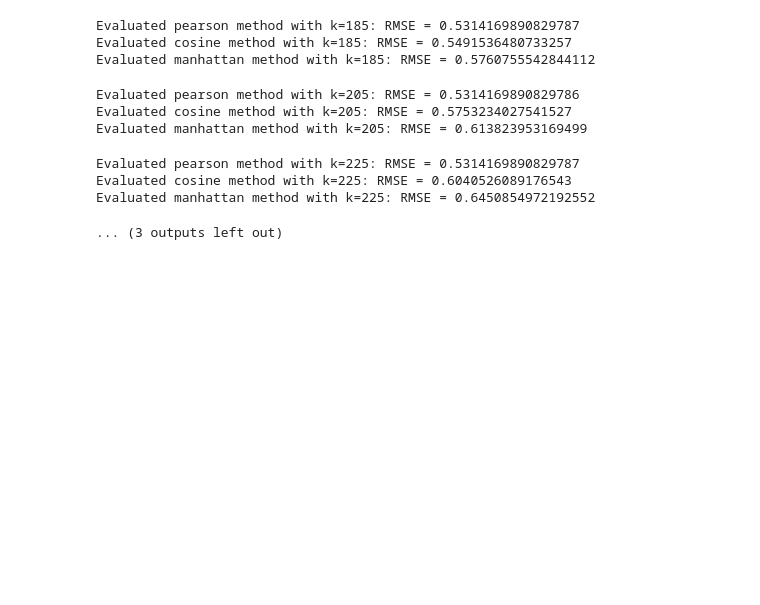
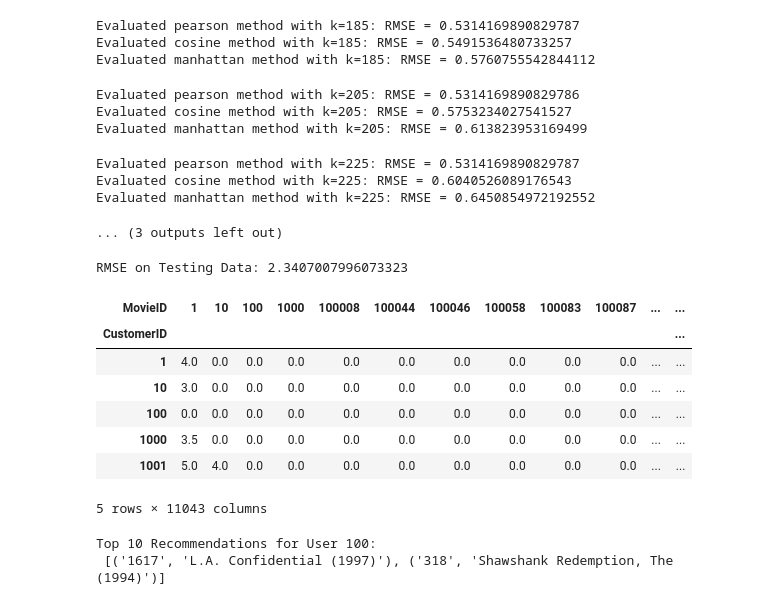
Before and after one commit to nadiaaflatounian/Recommender-systems-for-Movielens-and-Netflix, a Jupyter notebook: cf-userknn movielens.ipynb, the cells around one changed output. Drawn from its saved outputs; the diff is of its cells as text; code cells hidden in the pictures; blank space fills up the shorter version.

Commit message:
recommendation

```diff
--- a/cf-userknn movielens.ipynb
+++ b/cf-userknn movielens.ipynb
@@ -363,3 +363,9 @@ Evaluated pearson method with k=225: RMSE = 0.5314169890829787
 Evaluated cosine method with k=225: RMSE = 0.6040526089176543
 Evaluated manhattan method with k=225: RMSE = 0.6450854972192552
 ... (3 outputs left out)
+# %%
+# Testing the model on unseen data
+rmse_test = evaluate_predictions(testing_data, user_item_matrix, 25, calculate_manhattan_similarity)
+print(f"RMSE on Testing Data: {rmse_test}")
+# %% [output]
+RMSE on Testing Data: 2.3407007996073323
@@ -365,0 +399,23 @@ Evaluated manhattan method with k=225: RMSE = 0.6450854972192552
+# %%
+# Creating customer-movie matrix
+main_user_item_matrix = training_df.pivot_table(index='CustomerID', columns='MovieID', values='Rating').fillna(0)
+main_user_item_matrix.index = main_user_item_matrix.index.astype(str)
+# %%
+main_user_item_matrix.head()
+# %% [output]
+| MovieID | 1 | 10 | 100 | 1000 | 100008 | 100044 | 100046 | 100058 | 100083 | 100087 | ... | ... |
+| CustomerID |  |  |  |  |  |  |  |  |  |  |  | ... |
+| 1 | 4.0 | 0.0 | 0.0 | 0.0 | 0.0 | 0.0 | 0.0 | 0.0 | 0.0 | 0.0 | ... | ... |
+| 10 | 3.0 | 0.0 | 0.0 | 0.0 | 0.0 | 0.0 | 0.0 | 0.0 | 0.0 | 0.0 | ... | ... |
+| 100 | 0.0 | 0.0 | 0.0 | 0.0 | 0.0 | 0.0 | 0.0 | 0.0 | 0.0 | 0.0 | ... | ... |
+| 1000 | 3.5 | 0.0 | 0.0 | 0.0 | 0.0 | 0.0 | 0.0 | 0.0 | 0.0 | 0.0 | ... | ... |
+| 1001 | 5.0 | 4.0 | 0.0 | 0.0 | 0.0 | 0.0 | 0.0 | 0.0 | 0.0 | 0.0 | ... | ... |
+5 rows × 11043 columns
+# %%
+# Example usage
+user_id = 100  # Example user ID
+recommendations = recommend_movies_for_user (user_id, main_user_item_matrix, training_df, N=2)
+print(f"Top 10 Recommendations for User {user_id}:\n", recommendations)
+# %% [output]
+Top 10 Recommendations for User 100:
+ [('1617', 'L.A. Confidential (1997)'), ('318', 'Shawshank Redemption, The (1994)')]
```
Also changed, not shown: parts of 5 cells of this notebook.
